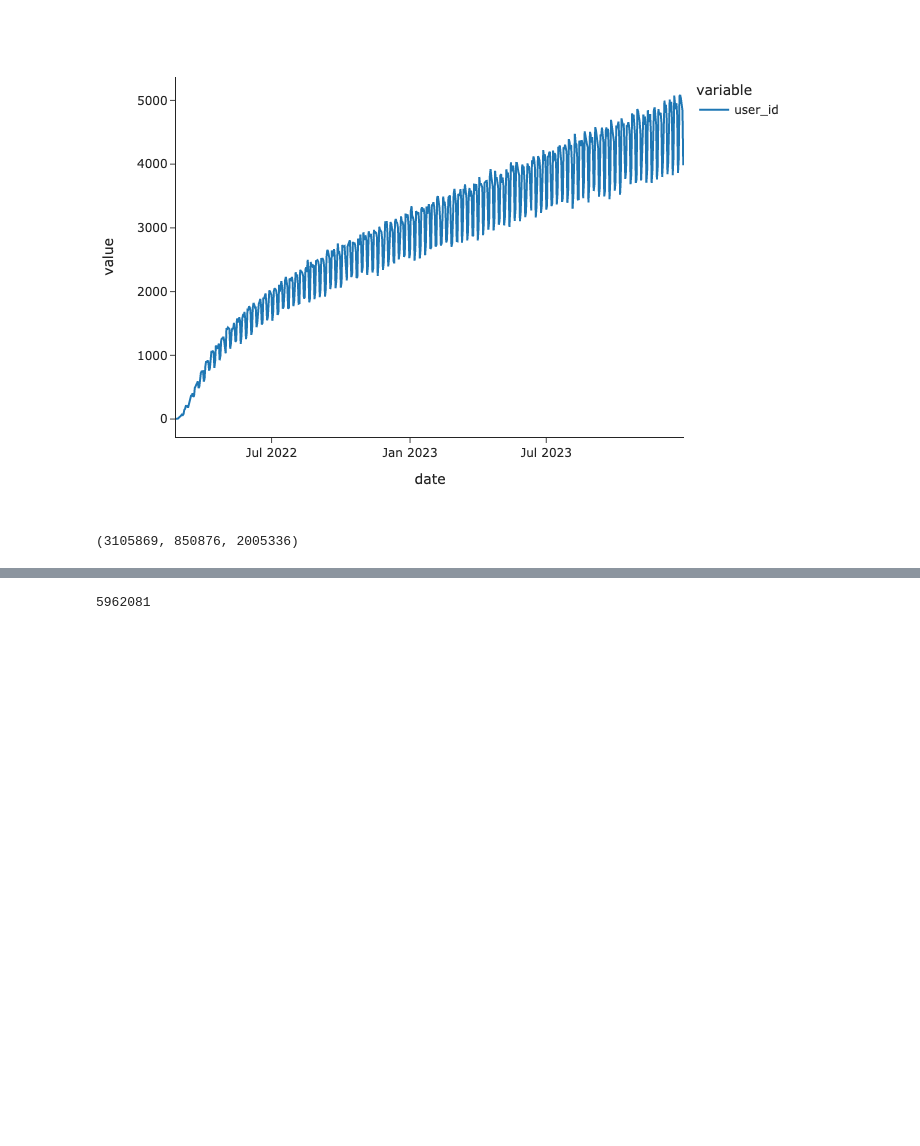
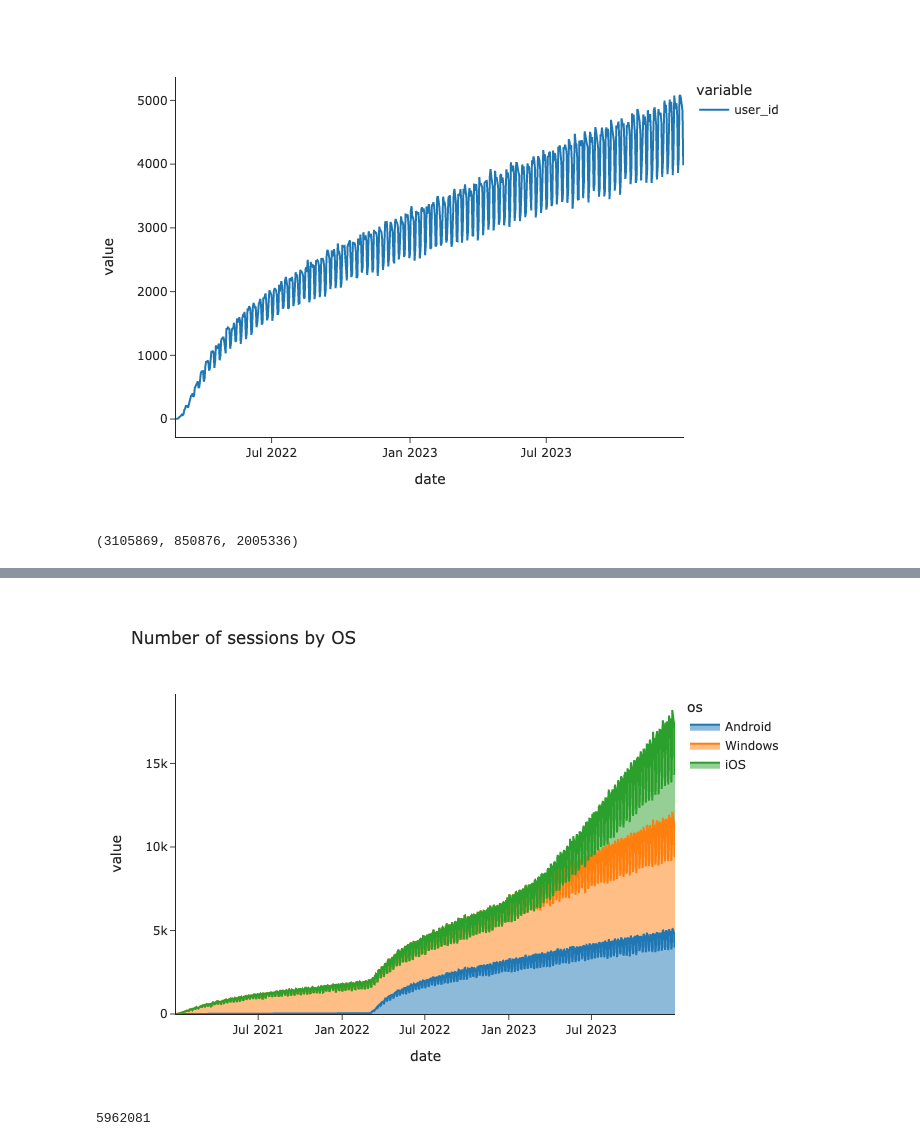
Before and after one commit to miptgirl/miptgirl_medium, a Jupyter notebook: analyst_agent/generate_synthetic_data_for_sql.ipynb, the cells around one changed output, grey strips where cells are left out. Drawn from its saved outputs; the diff is of its cells as text; code cells hidden in the pictures; blank space fills up the shorter version.

```diff
--- a/analyst_agent/generate_synthetic_data_for_sql.ipynb
+++ b/analyst_agent/generate_synthetic_data_for_sql.ipynb
@@ -264,3 +265,10 @@ px.line(act_df.groupby('date')[['user_id']].count())
+# %%
+px.area(
+    act_df.pivot_table(index = 'date', columns = 'os', values = 'session_id', aggfunc = 'count'),
+    title = 'Number of sessions by OS'
+)
+# %% [output]
+[figure, added]
 # %%
 act_df.to_csv('full_data.csv', sep = '\t')
 # %%
```
Also changed, not shown: parts of 4 cells of this notebook.
